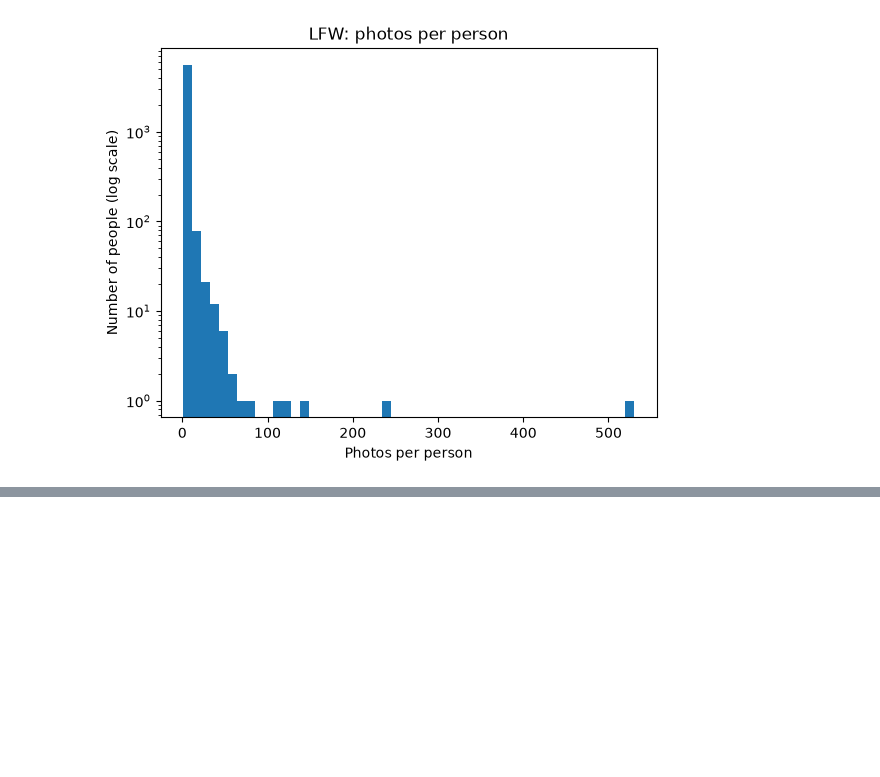
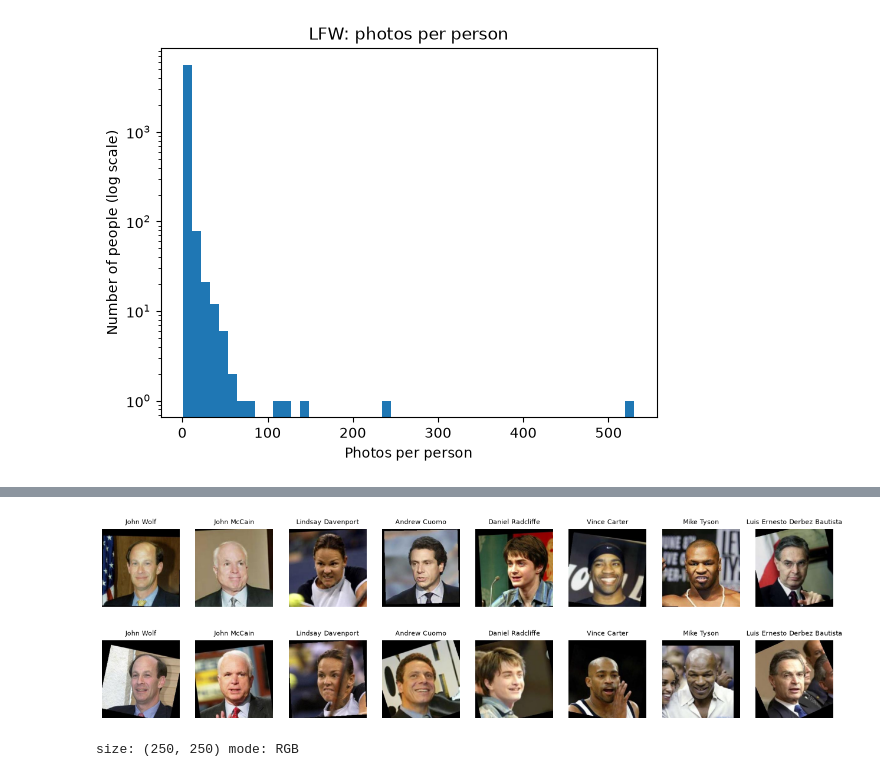
Before and after one commit to hycienti/ml-pipeline-faceunlock, a Jupyter notebook: notebook/faceunlock.ipynb, the cells around one changed output, grey strips where cells are left out. Cells and saved outputs as stored; diff of their text form; code cells hidden in the pictures; blank space fills up the shorter version.

Commit message:
feat(notebook): centralise imports; add LFW sample grid and Kaggle faces EDA

```diff
--- a/notebook/faceunlock.ipynb
+++ b/notebook/faceunlock.ipynb
@@ -66,0 +78,19 @@ People with 2+ photos: 1680
+# %%
+random.seed(42)
+people = counts[counts >= 2].index.tolist()
+picked = random.sample(people, 8)
+
+fig, axes = plt.subplots(2, 8, figsize=(16, 4.5))
+for col, name in enumerate(picked):
+    photos = sorted((FACES_DIR / name).glob("*.jpg"))[:2]
+    for row, photo in enumerate(photos):
+        axes[row, col].imshow(Image.open(photo))
+        axes[row, col].set_title(name.replace("_", " "), fontsize=8)
+        axes[row, col].axis("off")
+plt.show()
+
+sample = Image.open(next(FACES_DIR.glob("*/*.jpg")))
+print("size:", sample.size, "mode:", sample.mode)
+# %% [output]
+[figure, added]
+size: (250, 250) mode: RGB
```
Also changed, not shown: parts of 8 cells of this notebook.
